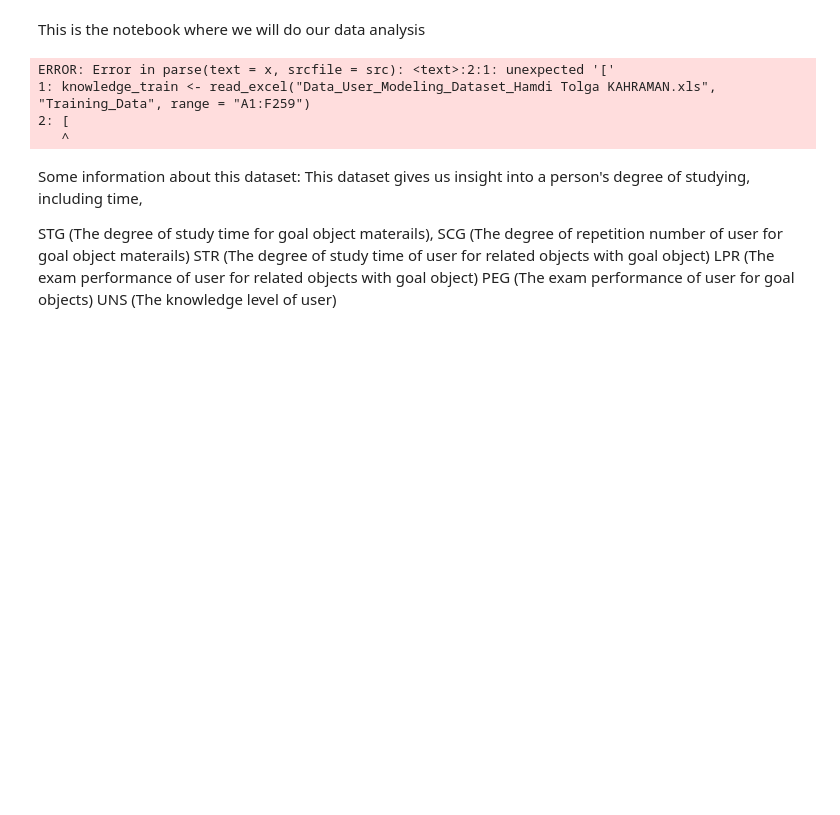
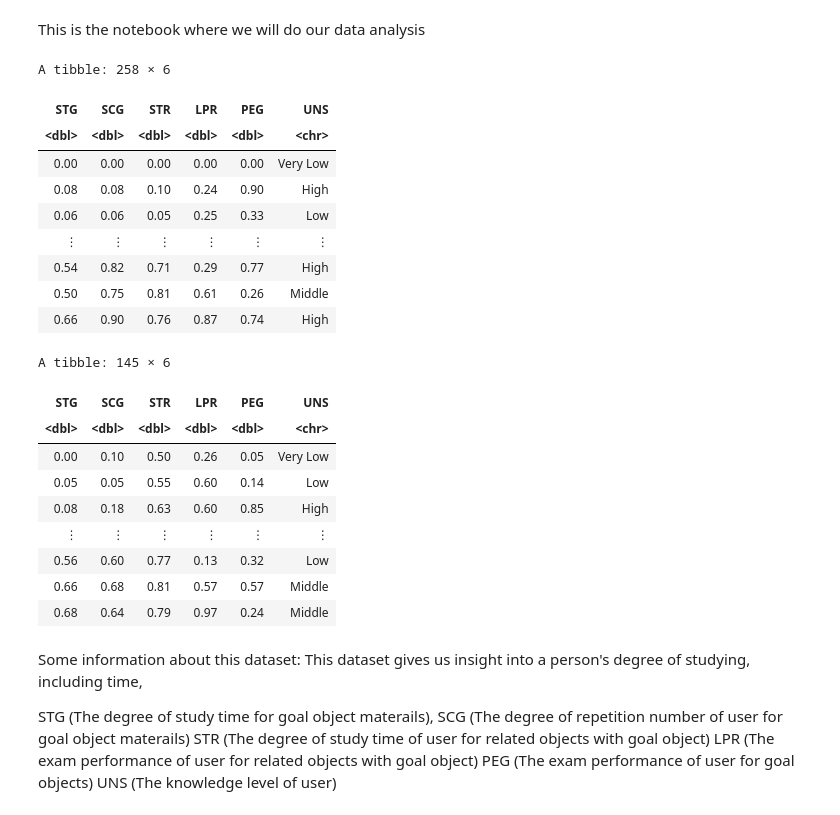
Before and after one commit to yui-ubc/dsci-100-2022w2-section006-group-27, a Jupyter notebook: group_project.ipynb, the cells around one changed output. Saved outputs shown, nothing was run; the diff lists cells and outputs as text; code cells hidden in the pictures; blank space fills up the shorter version.

```diff
--- a/group_project.ipynb
+++ b/group_project.ipynb
@@ -8,17 +8,35 @@ library(readxl)
 options(repr.matrix.max.rows = 6)
 # %%
 knowledge_train <- read_excel("Data_User_Modeling_Dataset_Hamdi Tolga KAHRAMAN.xls", "Training_Data", range = "A1:F259")
-# [levels(knowledge_train$UNS)=="very_low"] <- "Very Low"
+
+#renaming the variable "very_low" to "Very Low" in order to facilitate data analysis with test data
+knowledge_train$UNS <- recode(knowledge_train$UNS,
+                                      "very_low" = "Very Low")
 knowledge_train
-# names(mydat)[names(mydat) == "Yrs_From_Dx"] <- "Years_From_Diagnosis"
 
 knowledge_test <- read_excel("Data_User_Modeling_Dataset_Hamdi Tolga KAHRAMAN.xls", "Test_Data", range = "A1:F146")
 knowledge_test
 # %% [output]
-ERROR: Error in parse(text = x, srcfile = src): <text>:2:1: unexpected '['
-1: knowledge_train <- read_excel("Data_User_Modeling_Dataset_Hamdi Tolga KAHRAMAN.xls", "Training_Data", range = "A1:F259")
-2: [
-   ^
+A tibble: 258 × 6
+| STG | SCG | STR | LPR | PEG | UNS |
+| <dbl> | <dbl> | <dbl> | <dbl> | <dbl> | <chr> |
+| 0.00 | 0.00 | 0.00 | 0.00 | 0.00 | Very Low |
+| 0.08 | 0.08 | 0.10 | 0.24 | 0.90 | High |
+| 0.06 | 0.06 | 0.05 | 0.25 | 0.33 | Low |
+| ⋮ | ⋮ | ⋮ | ⋮ | ⋮ | ⋮ |
+| 0.54 | 0.82 | 0.71 | 0.29 | 0.77 | High |
+| 0.50 | 0.75 | 0.81 | 0.61 | 0.26 | Middle |
+| 0.66 | 0.90 | 0.76 | 0.87 | 0.74 | High |
+A tibble: 145 × 6
+| STG | SCG | STR | LPR | PEG | UNS |
+| <dbl> | <dbl> | <dbl> | <dbl> | <dbl> | <chr> |
+| 0.00 | 0.10 | 0.50 | 0.26 | 0.05 | Very Low |
+| 0.05 | 0.05 | 0.55 | 0.60 | 0.14 | Low |
+| 0.08 | 0.18 | 0.63 | 0.60 | 0.85 | High |
+| ⋮ | ⋮ | ⋮ | ⋮ | ⋮ | ⋮ |
+| 0.56 | 0.60 | 0.77 | 0.13 | 0.32 | Low |
+| 0.66 | 0.68 | 0.81 | 0.57 | 0.57 | Middle |
+| 0.68 | 0.64 | 0.79 | 0.97 | 0.24 | Middle |
 # %% [markdown]
 Some information about this dataset:
 This dataset gives us insight into a person's degree of studying, including time,
```
Also changed, not shown: parts of 3 cells of this notebook.
